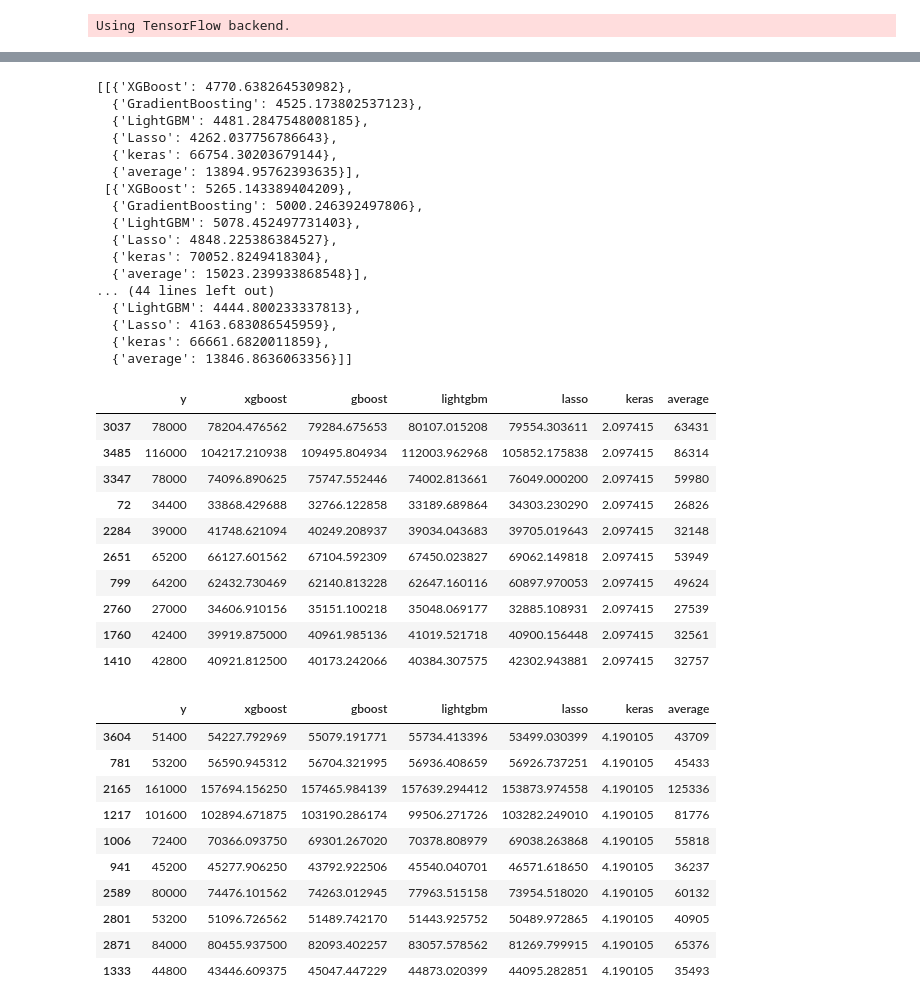
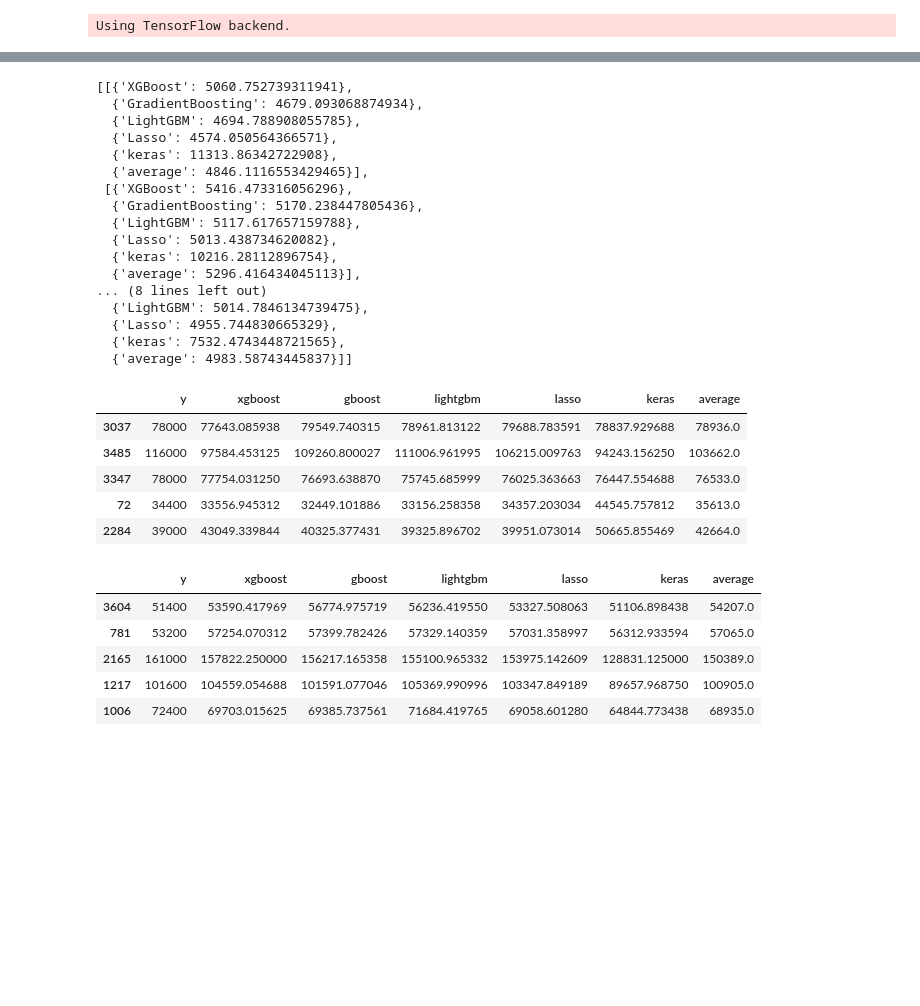
Before and after one commit to Ksejin/MJ_Capstone, a Jupyter notebook: prediction/7days_input_predict.ipynb, the cells around one changed output, grey strips where cells are left out. Drawn from its saved outputs; the diff is of its cells as text; code cells hidden in the pictures; blank space fills up the shorter version.

```diff
--- a/prediction/7days_input_predict.ipynb
+++ b/prediction/7days_input_predict.ipynb
@@ -493,49 +507,39 @@ Epoch 00100: val_loss improved from 4658348836.57143 to 4658346179.04762, saving
 # %%
-rmse_result
+rmse_result[:4]
 # %% [output]
-[[{'XGBoost': 4770.638264530982},
-  {'GradientBoosting': 4525.173802537123},
-  {'LightGBM': 4481.2847548008185},
-  {'Lasso': 4262.037756786643},
-  {'keras': 66754.30203679144},
-  {'average': 13894.95762393635}],
- [{'XGBoost': 5265.143389404209},
-  {'GradientBoosting': 5000.246392497806},
-  {'LightGBM': 5078.452497731403},
-  {'Lasso': 4848.225386384527},
-  {'keras': 70052.8249418304},
-  {'average': 15023.239933868548}],
-... (44 lines left out)
-  {'LightGBM': 4444.800233337813},
-  {'Lasso': 4163.683086545959},
-  {'keras': 66661.6820011859},
-  {'average': 13846.8636063356}]]
+[[{'XGBoost': 5060.752739311941},
+  {'GradientBoosting': 4679.093068874934},
+  {'LightGBM': 4694.788908055785},
+  {'Lasso': 4574.050564366571},
+  {'keras': 11313.86342722908},
+  {'average': 4846.1116553429465}],
+ [{'XGBoost': 5416.473316056296},
+  {'GradientBoosting': 5170.238447805436},
+  {'LightGBM': 5117.617657159788},
+  {'Lasso': 5013.438734620082},
+  {'keras': 10216.28112896754},
+  {'average': 5296.416434045113}],
+... (8 lines left out)
+  {'LightGBM': 5014.7846134739475},
+  {'Lasso': 4955.744830665329},
+  {'keras': 7532.4743448721565},
+  {'average': 4983.58743445837}]]
 # %%
-seed_pred_result[0].head(10)
+seed_pred_result[0].head(5)
 # %% [output]
 |  | y | xgboost | gboost | lightgbm | lasso | keras | average |
-| 3037 | 78000 | 78204.476562 | 79284.675653 | 80107.015208 | 79554.303611 | 2.097415 | 63431 |
-| 3485 | 116000 | 104217.210938 | 109495.804934 | 112003.962968 | 105852.175838 | 2.097415 | 86314 |
-| 3347 | 78000 | 74096.890625 | 75747.552446 | 74002.813661 | 76049.000200 | 2.097415 | 59980 |
-| 72 | 34400 | 33868.429688 | 32766.122858 | 33189.689864 | 34303.230290 | 2.097415 | 26826 |
-| 2284 | 39000 | 41748.621094 | 40249.208937 | 39034.043683 | 39705.019643 | 2.097415 | 32148 |
-| 2651 | 65200 | 66127.601562 | 67104.592309 | 67450.023827 | 69062.149818 | 2.097415 | 53949 |
-| 799 | 64200 | 62432.730469 | 62140.813228 | 62647.160116 | 60897.970053 | 2.097415 | 49624 |
-| 2760 | 27000 | 34606.910156 | 35151.100218 | 35048.069177 | 32885.108931 | 2.097415 | 27539 |
-| 1760 | 42400 | 39919.875000 | 40961.985136 | 41019.521718 | 40900.156448 | 2.097415 | 32561 |
-| 1410 | 42800 | 40921.812500 | 40173.242066 | 40384.307575 | 42302.943881 | 2.097415 | 32757 |
+| 3037 | 78000 | 77643.085938 | 79549.740315 | 78961.813122 | 79688.783591 | 78837.929688 | 78936.0 |
+| 3485 | 116000 | 97584.453125 | 109260.800027 | 111006.961995 | 106215.009763 | 94243.156250 | 103662.0 |
+| 3347 | 78000 | 77754.031250 | 76693.638870 | 75745.685999 | 76025.363663 | 76447.554688 | 76533.0 |
+| 72 | 34400 | 33556.945312 | 32449.101886 | 33156.258358 | 34357.203034 | 44545.757812 | 35613.0 |
+| 2284 | 39000 | 43049.339844 | 40325.377431 | 39325.896702 | 39951.073014 | 50665.855469 | 42664.0 |
 # %%
-seed_pred_result[1].head(10)
+seed_pred_result[1].head(5)
 # %% [output]
 |  | y | xgboost | gboost | lightgbm | lasso | keras | average |
-| 3604 | 51400 | 54227.792969 | 55079.191771 | 55734.413396 | 53499.030399 | 4.190105 | 43709 |
-| 781 | 53200 | 56590.945312 | 56704.321995 | 56936.408659 | 56926.737251 | 4.190105 | 45433 |
-| 2165 | 161000 | 157694.156250 | 157465.984139 | 157639.294412 | 153873.974558 | 4.190105 | 125336 |
-| 1217 | 101600 | 102894.671875 | 103190.286174 | 99506.271726 | 103282.249010 | 4.190105 | 81776 |
-| 1006 | 72400 | 70366.093750 | 69301.267020 | 70378.808979 | 69038.263868 | 4.190105 | 55818 |
-| 941 | 45200 | 45277.906250 | 43792.922506 | 45540.040701 | 46571.618650 | 4.190105 | 36237 |
-| 2589 | 80000 | 74476.101562 | 74263.012945 | 77963.515158 | 73954.518020 | 4.190105 | 60132 |
-| 2801 | 53200 | 51096.726562 | 51489.742170 | 51443.925752 | 50489.972865 | 4.190105 | 40905 |
-| 2871 | 84000 | 80455.937500 | 82093.402257 | 83057.578562 | 81269.799915 | 4.190105 | 65376 |
-| 1333 | 44800 | 43446.609375 | 45047.447229 | 44873.020399 | 44095.282851 | 4.190105 | 35493 |
+| 3604 | 51400 | 53590.417969 | 56774.975719 | 56236.419550 | 53327.508063 | 51106.898438 | 54207.0 |
+| 781 | 53200 | 57254.070312 | 57399.782426 | 57329.140359 | 57031.358997 | 56312.933594 | 57065.0 |
+| 2165 | 161000 | 157822.250000 | 156217.165358 | 155100.965332 | 153975.142609 | 128831.125000 | 150389.0 |
+| 1217 | 101600 | 104559.054688 | 101591.077046 | 105369.990996 | 103347.849189 | 89657.968750 | 100905.0 |
+| 1006 | 72400 | 69703.015625 | 69385.737561 | 71684.419765 | 69058.601280 | 64844.773438 | 68935.0 |
 # %%
```
Also changed, not shown: parts of 14 cells of this notebook, 49 other files.
